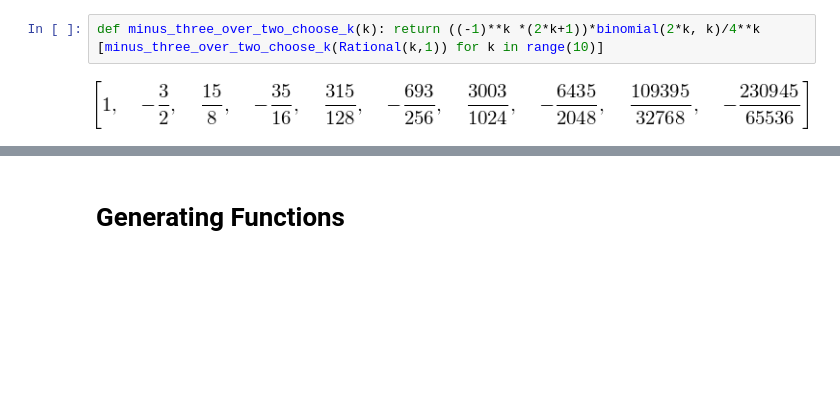
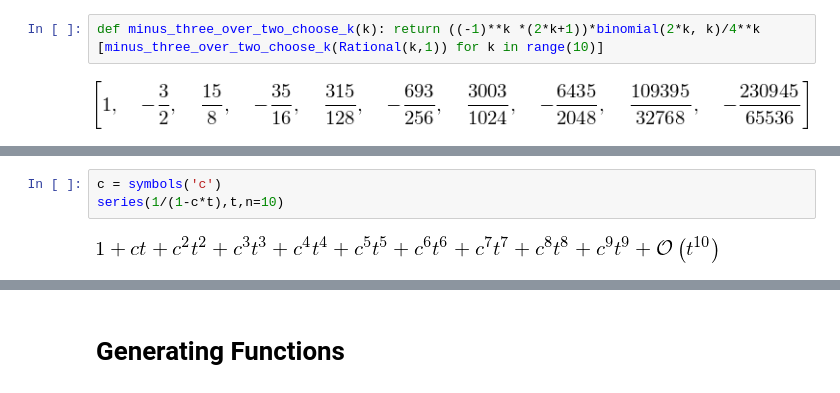
Before and after one commit to massimo-nocentini/pacc, a Jupyter notebook: sympy-notebook/Analysis of Algorithms.ipynb, the cells around one changed output, grey strips where cells are left out. Drawn from its saved outputs; the diff is of its cells as text; blank space fills up the shorter version.

```diff
--- a/sympy-notebook/Analysis of Algorithms.ipynb
+++ b/sympy-notebook/Analysis of Algorithms.ipynb
@@ -159,0 +234,5 @@ def minus_three_over_two_choose_k(k): return ((-1)**k *(2*k+1))*binomial(2*k, k)
+# %%
+c = symbols('c')
+series(1/(1-c*t),t,n=10)
+# %% [output]
+[figure, added]
```
Also changed, not shown: parts of 14 cells of this notebook.
